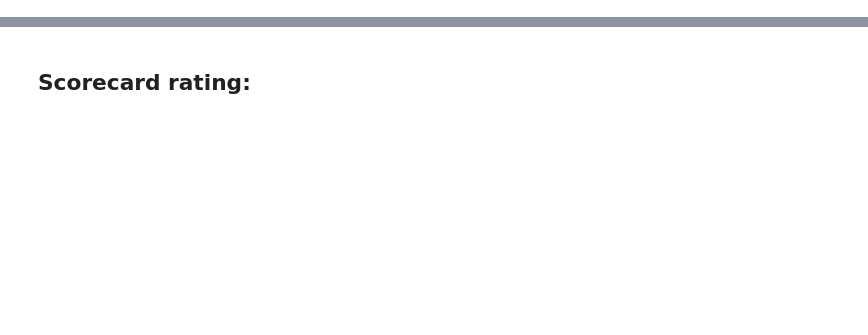
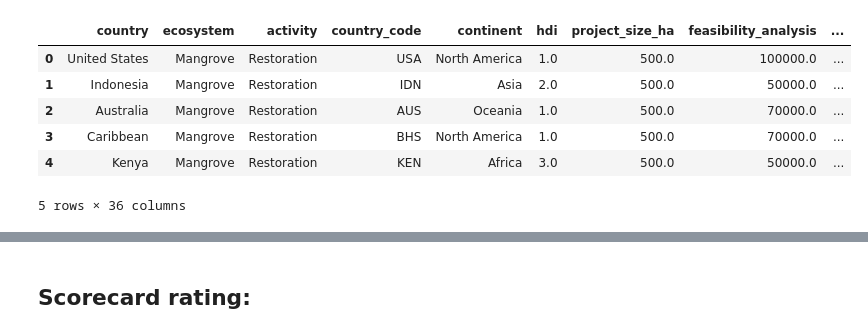
Before and after one commit to Vizzuality/tnc-blue-carbon-cost-tool, a Jupyter notebook: data/notebooks/High_level_overview.ipynb, the cells around one changed output, grey strips where cells are left out. Drawn from its saved outputs; the diff is of its cells as text; code cells hidden in the pictures; blank space fills up the shorter version.

```diff
--- a/data/notebooks/High_level_overview.ipynb
+++ b/data/notebooks/High_level_overview.ipynb
@@ -61,18 +61,26 @@ def calculate_breakeven_cost(project, max_iterations=100, tolerance=1e-5):
 # %%
 # 1. Import master table, base size table and base increase table
 #  with information for the project calculations
-data_path = "raw_data/data_ingestion.xlsm"
+data_path = "../raw_data/data_ingestion.xlsm"
 
 # Open the excel file - tab 'master_table'
 master_table = pd.read_excel(data_path, sheet_name="master_table")
 
 # Open the excel file - tab 'base_size_table'
 base_size = pd.read_excel(data_path, sheet_name="base_size_table")
 
 # Open the excel file - tab 'base_increase'
 base_increase = pd.read_excel(data_path, sheet_name="base_increase")
 
 master_table.head()
+# %% [output]
+|  | country | ecosystem | activity | country_code | continent | hdi | project_size_ha | feasibility_analysis | ... |
+| 0 | United States | Mangrove | Restoration | USA | North America | 1.0 | 500.0 | 100000.0 | ... |
+| 1 | Indonesia | Mangrove | Restoration | IDN | Asia | 2.0 | 500.0 | 50000.0 | ... |
+| 2 | Australia | Mangrove | Restoration | AUS | Oceania | 1.0 | 500.0 | 70000.0 | ... |
+| 3 | Caribbean | Mangrove | Restoration | BHS | North America | 1.0 | 500.0 | 70000.0 | ... |
+| 4 | Kenya | Mangrove | Restoration | KEN | Africa | 3.0 | 500.0 | 50000.0 | ... |
+5 rows × 36 columns
 # %%
 # 2. Define different list with all the possible values for the different parameters
 
```
Also changed, not shown: parts of 6 cells of this notebook.
